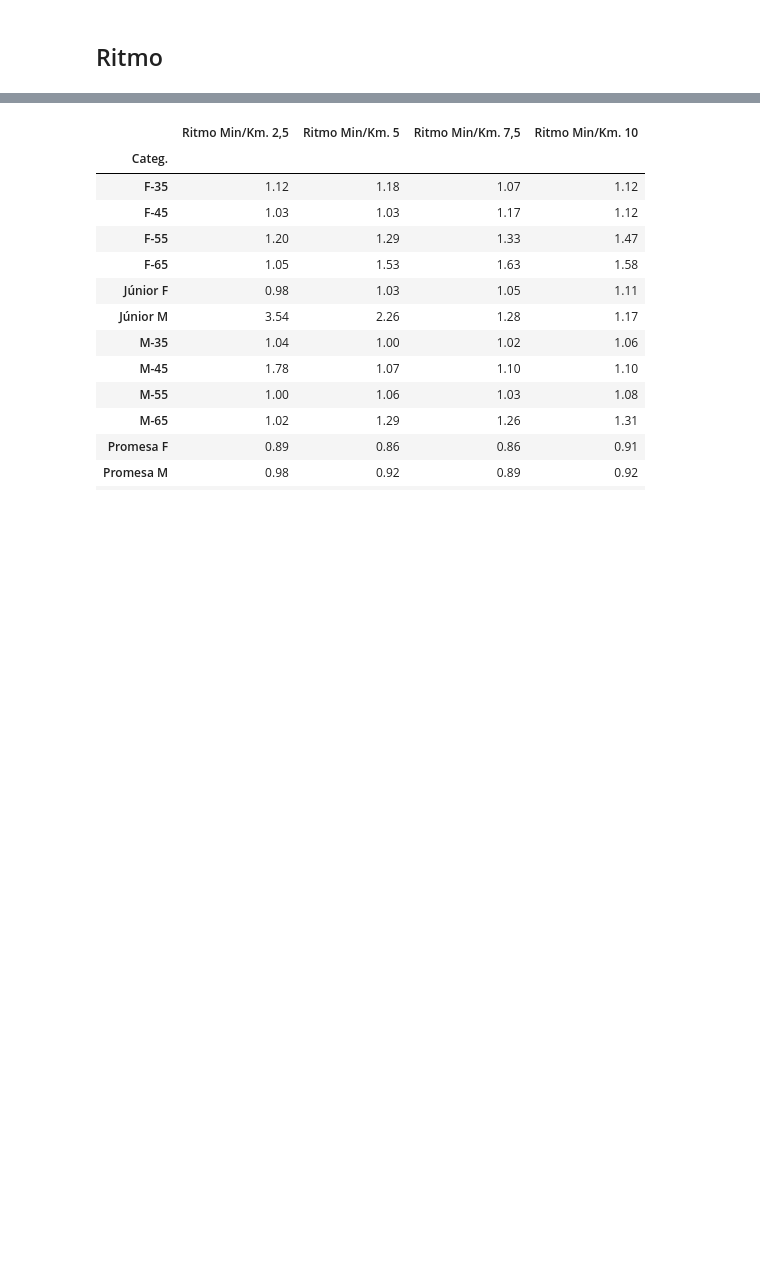
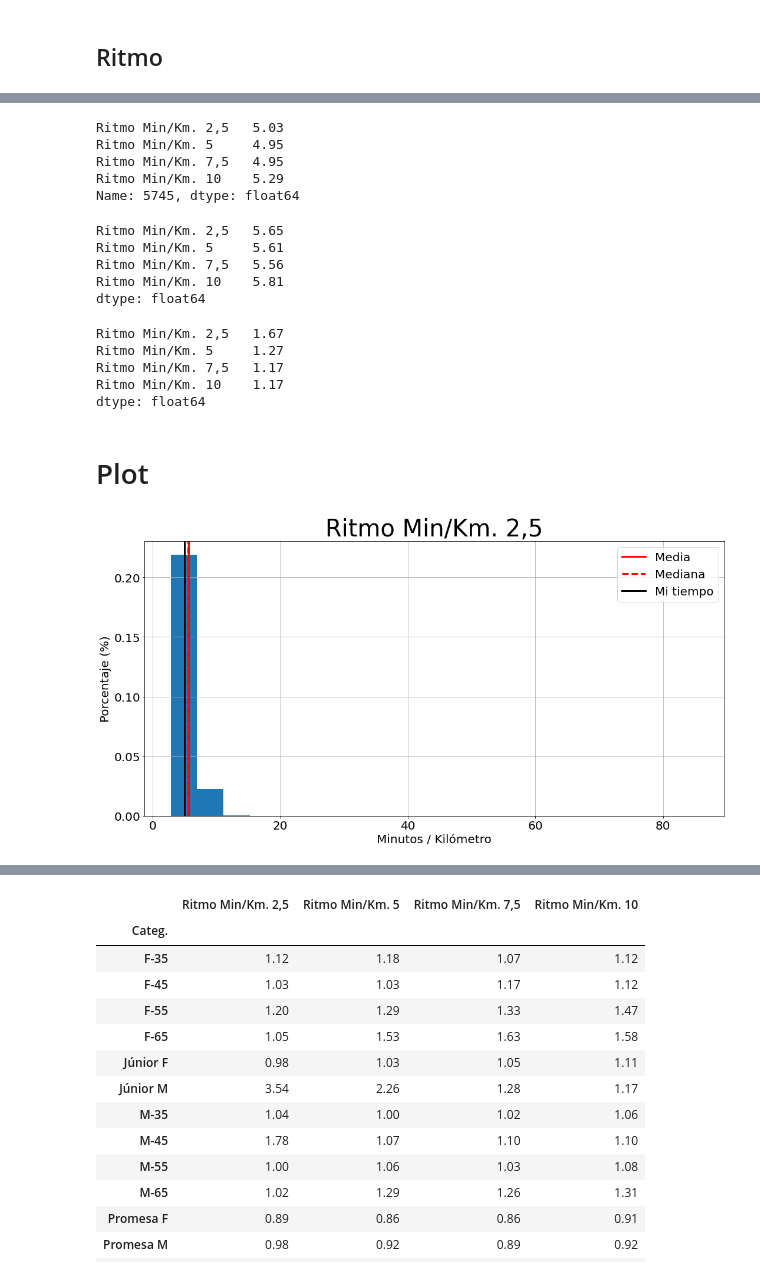
Before and after one commit to mmngreco/sansilvestre, a Jupyter notebook: 2021/analysis.ipynb, the cells around one changed output, grey strips where cells are left out. Cells and saved outputs as stored; diff of their text form; code cells hidden in the pictures; blank space fills up the shorter version.

```diff
--- a/2021/analysis.ipynb
+++ b/2021/analysis.ipynb
@@ -83,0 +71,35 @@ dtype: float64
+# %%
+mine[RITMOS].iloc[0]
+# %% [output]
+Ritmo Min/Km. 2,5   5.03
+Ritmo Min/Km. 5     4.95
+Ritmo Min/Km. 7,5   4.95
+Ritmo Min/Km. 10    5.29
+Name: 5745, dtype: float64
+# %%
+#
+data[RITMOS].mean()
+# %% [output]
+Ritmo Min/Km. 2,5   5.65
+Ritmo Min/Km. 5     5.61
+Ritmo Min/Km. 7,5   5.56
+Ritmo Min/Km. 10    5.81
+dtype: float64
+# %%
+#
+data[RITMOS].std()
+# %% [output]
+Ritmo Min/Km. 2,5   1.67
+Ritmo Min/Km. 5     1.27
+Ritmo Min/Km. 7,5   1.17
+Ritmo Min/Km. 10    1.17
+dtype: float64
+# %% [markdown]
+# Plot
+# %%
+plt.ion()
+kw = {'xlabel': 'Minutos / Kilómetro', 'ylabel': 'Porcentaje (%)'}
+# %%
+plot_hist(RITMOS[0], data, title=RITMOS[0], **kw)
+# %% [output]
+[figure, added]
```
Also changed, not shown: parts of 14 cells of this notebook, 7 other files.
